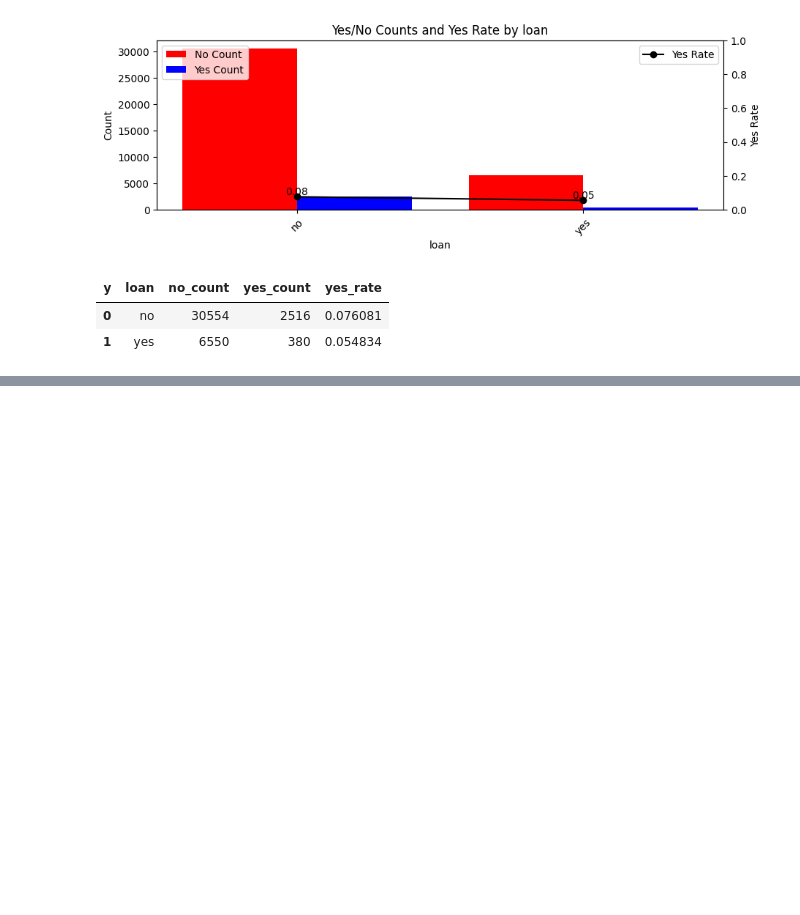
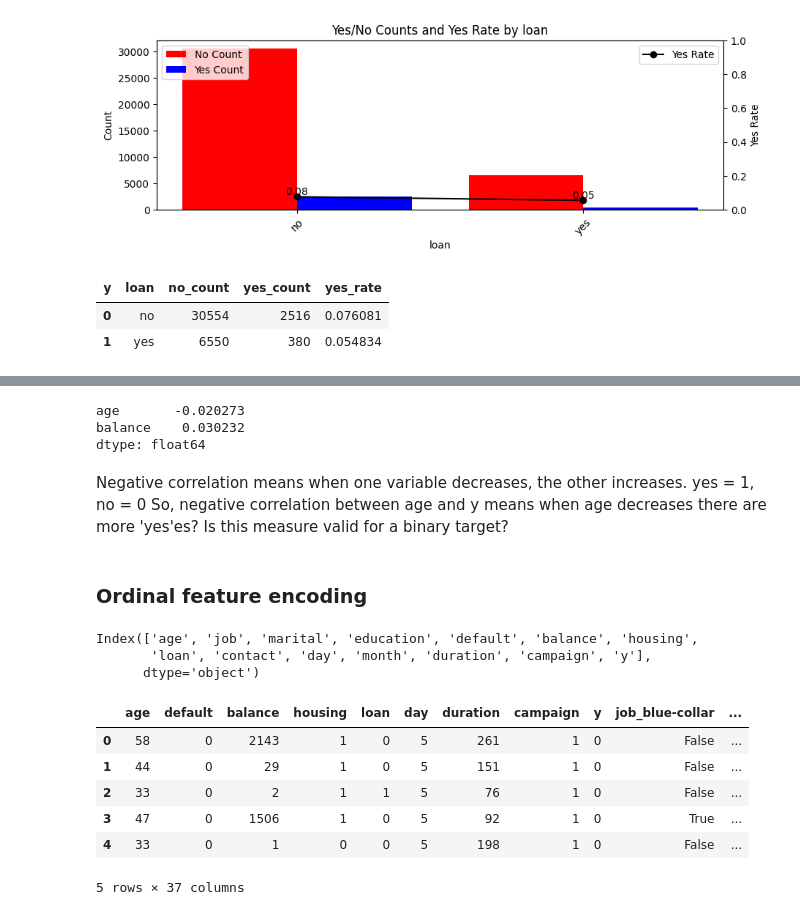
Before and after one commit to buddhiW/jw6h5r0ggDdU6IXW, a Jupyter notebook: EDA.ipynb, the cells around one changed output, grey strips where cells are left out. Cells and saved outputs as stored; diff of their text form; code cells hidden in the pictures; blank space fills up the shorter version.

Commit message:
Add encoding

```diff
--- a/EDA.ipynb
+++ b/EDA.ipynb
@@ -291,0 +295,47 @@ Categories (4, object): ['Youth' < 'Adult' < 'Mid-Age' < 'Senior']
+# %%
+# Correlation between features and target variable
+df[['age', 'balance']].corrwith(df['y_int'])
+# %% [output]
+age       -0.020273
+balance    0.030232
+dtype: float64
+# %% [markdown]
+Negative correlation means when one variable decreases, the other increases.
+yes = 1, no = 0
+So, negative correlation between age and y means when age decreases there are more 'yes'es?
+Is this measure valid for a binary target?
+# %% [markdown]
+### Ordinal feature encoding
+# %%
+df.columns
+# %% [output]
+Index(['age', 'job', 'marital', 'education', 'default', 'balance', 'housing',
+       'loan', 'contact', 'day', 'month', 'duration', 'campaign', 'y'],
+      dtype='object')
+# %%
+from sklearn.preprocessing import LabelEncoder, OneHotEncoder
+
+# Drop the unnecessary column
+#df.drop(columns=["Unnamed: 0"], inplace=True)
+
+# Apply Label Encoding to binary categorical features
+binary_features = ["default", "housing", "loan", "y"]
+label_encoders = {}
+for col in binary_features:
+    label_encoders[col] = LabelEncoder()
+    df[col] = label_encoders[col].fit_transform(df[col])
+
+# Apply One-Hot Encoding to multi-class categorical features
+multi_class_features = ["job", "marital", "education", "contact", "month"]
+df = pd.get_dummies(df, columns=multi_class_features, drop_first=True)
+
+# Display the transformed dataset
+df.head()
+# %% [output]
+|  | age | default | balance | housing | loan | day | duration | campaign | y | job_blue-collar | ... |
+| 0 | 58 | 0 | 2143 | 1 | 0 | 5 | 261 | 1 | 0 | False | ... |
+| 1 | 44 | 0 | 29 | 1 | 0 | 5 | 151 | 1 | 0 | False | ... |
+| 2 | 33 | 0 | 2 | 1 | 1 | 5 | 76 | 1 | 0 | False | ... |
+| 3 | 47 | 0 | 1506 | 1 | 0 | 5 | 92 | 1 | 0 | True | ... |
+| 4 | 33 | 0 | 1 | 0 | 0 | 5 | 198 | 1 | 0 | False | ... |
+5 rows × 37 columns
```
Also changed, not shown: parts of 7 cells of this notebook.
